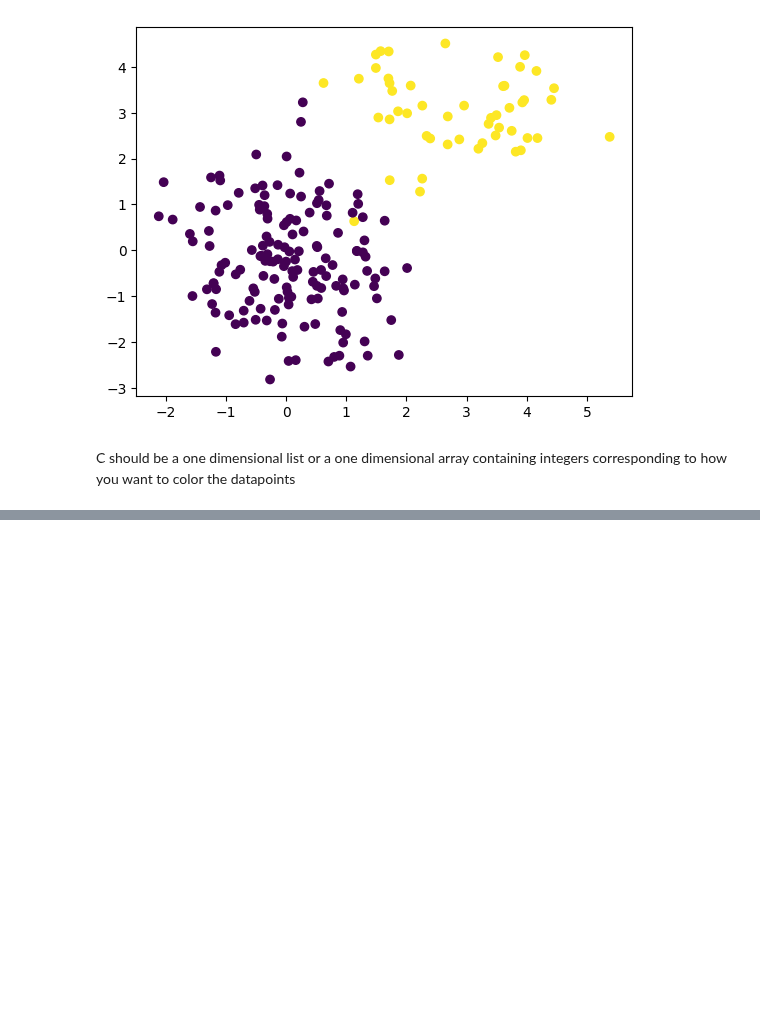
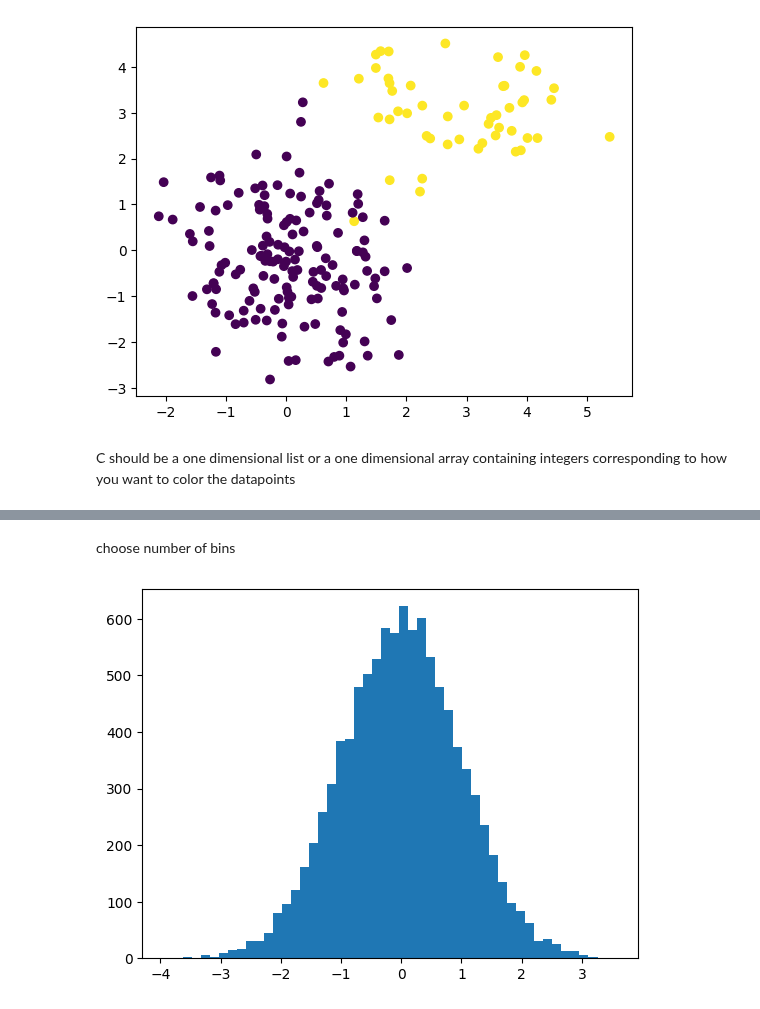
Before and after one commit to wiemila/ML-courses, a Jupyter notebook: Deep_Learning_Prerequisites.ipynb, the cells around one changed output, grey strips where cells are left out. Drawn from its saved outputs; the diff is of its cells as text; code cells hidden in the pictures; blank space fills up the shorter version.

```diff
--- a/Deep_Learning_Prerequisites.ipynb
+++ b/Deep_Learning_Prerequisites.ipynb
@@ -599,0 +613,6 @@ C should be a one dimensional list or a one dimensional array containing integer
+# %% [markdown]
+choose number of bins
+# %%
+plt.hist(X,bins=50);
+# %% [output]
+[figure, added]
```
Also changed, not shown: parts of 6 cells of this notebook.
